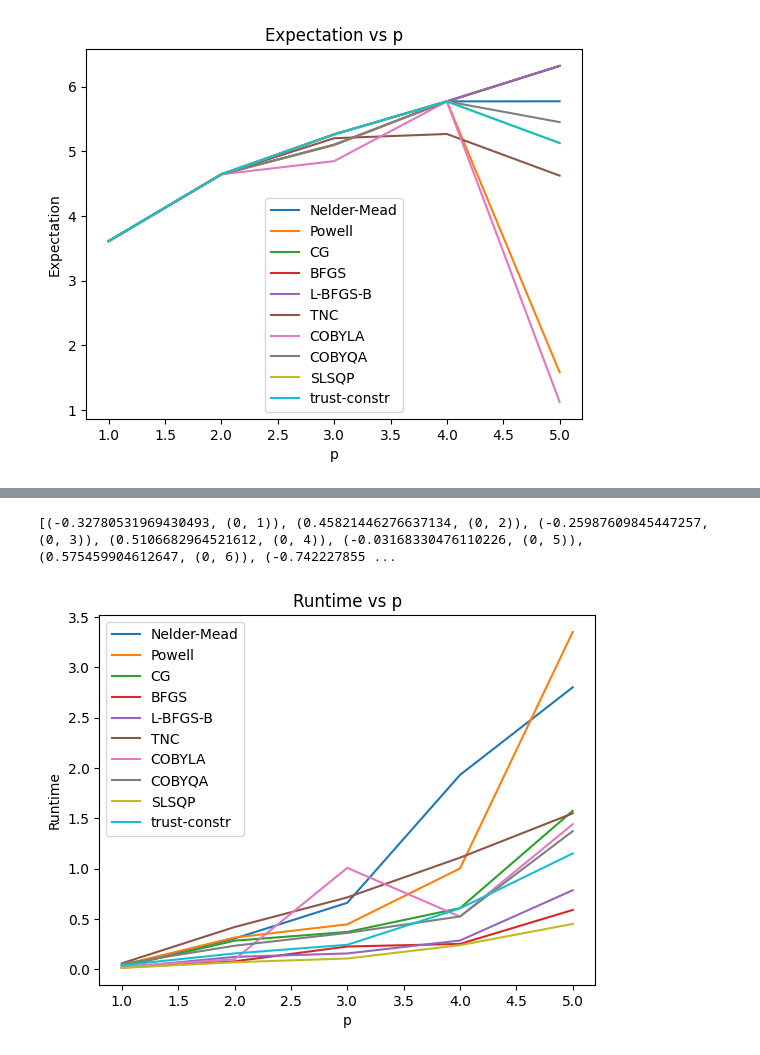
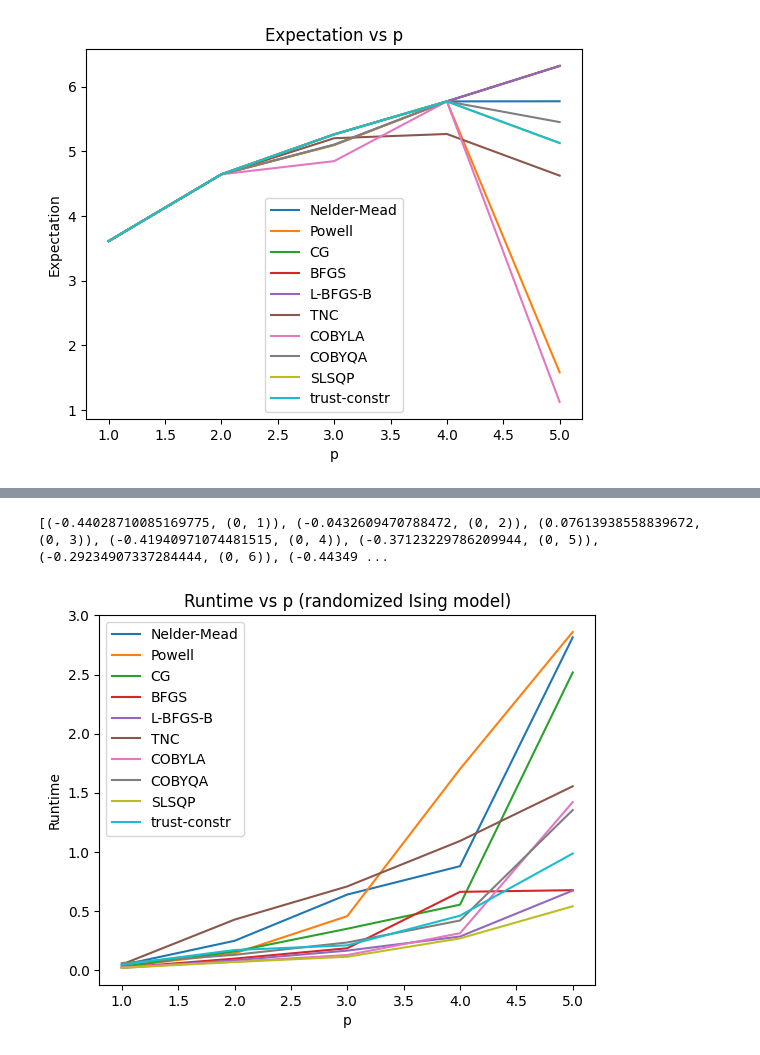
Before and after one commit to nkohen/QOKit, a Jupyter notebook: grips/classical_optimizer.ipynb, the cells around one changed output, grey strips where cells are left out. Saved outputs shown, nothing was run; the diff lists cells and outputs as text; code cells hidden in the pictures.

```diff
--- a/grips/classical_optimizer.ipynb
+++ b/grips/classical_optimizer.ipynb
@@ -668,33 +668,33 @@ def plot_runtime_vs_p(N: int, p_values: list[int], ising_model):
     for optimizer_method in optimizer_method_list:
         runtime_list = runtime_dict[optimizer_method]
         plt.plot(p_values, runtime_list, label=optimizer_method)
     plt.xlabel('p')
     plt.ylabel('Runtime')
-    plt.title('Runtime vs p')
+    plt.title('Runtime vs p (randomized Ising model)')
     plt.legend()
     plt.show()
 
 # ランダムなイジング模型
 def generate_random_ising_model(N: int):
     #h = np.random.rand(N)  # バイアス項の生成
     #J = np.random.rand(N, N)  # 結合項の生成（ここでは対称行列として生成）
     #J = (J + J.T) / 2  # 対称行列にする
     #np.fill_diagonal(J, 0)  # 対角要素を0にする（自己結合はないと仮定）
     #return {'h': h, 'J': J}
     J = []
     for i in range(N):
         for j in range(i+1, N+1):
             if i < j:
                 rand_coef = np.random.uniform(-1, 1)
                 indices = (i, j)
                 J.append((rand_coef, indices))
     return J
 
 N = int(input('N = '))
 p_max = int(input('p = '))
 ising_model = generate_random_ising_model(N)  # イジング模型
 print(str(ising_model))
 plot_runtime_vs_p(N, p_values, ising_model)
 # %% [output]
-[(-0.32780531969430493, (0, 1)), (0.45821446276637134, (0, 2)), (-0.25987609845447257, (0, 3)), (0.5106682964521612, (0, 4)), (-0.03168330476110226, (0, 5)), (0.575459904612647, (0, 6)), (-0.742227855 ...
+[(-0.44028710085169775, (0, 1)), (-0.0432609470788472, (0, 2)), (0.07613938558839672, (0, 3)), (-0.41940971074481515, (0, 4)), (-0.37123229786209944, (0, 5)), (-0.29234907337284444, (0, 6)), (-0.44349 ...
-[figure, old version]
+[figure, new version]
```
Also changed, not shown: parts of 3 cells of this notebook.
